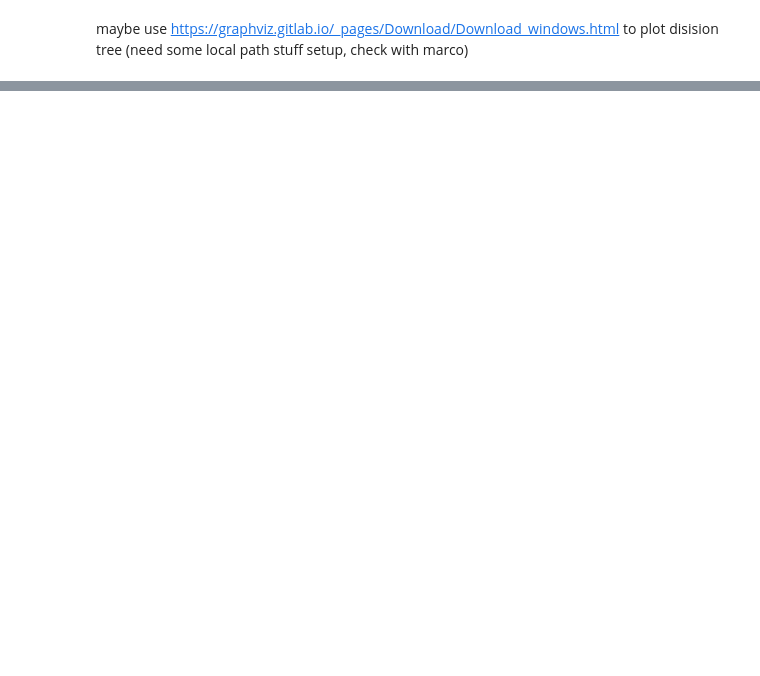
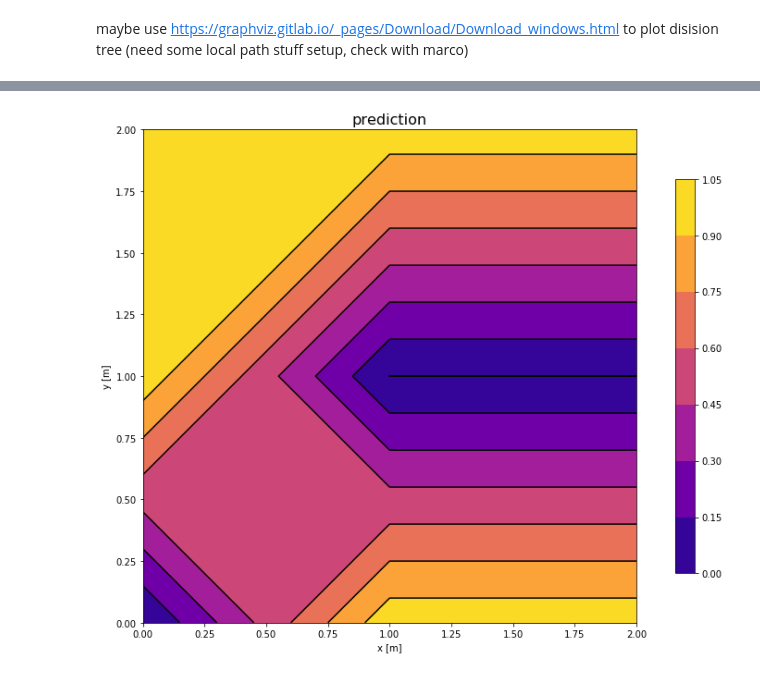
Before and after one commit to Nozziel/OGA2018_SweetSpotPrediction, a Jupyter notebook: Notebooks/02 Base Model.ipynb, the cells around one changed output, grey strips where cells are left out. Saved outputs shown, nothing was run; the diff lists cells and outputs as text; code cells hidden in the pictures; blank space fills up the shorter version.

```diff
--- a/Notebooks/02 Base Model.ipynb
+++ b/Notebooks/02 Base Model.ipynb
@@ -77,0 +82,5 @@ graphviz.Source(dot_data)
+# %%
+df['prediction'] = clf.predict(df[features])
+ssp.plot_map(df, 'prediction')
+# %% [output]
+[figure, added]
```
Also changed, not shown: parts of 6 cells of this notebook, 3 other files.
